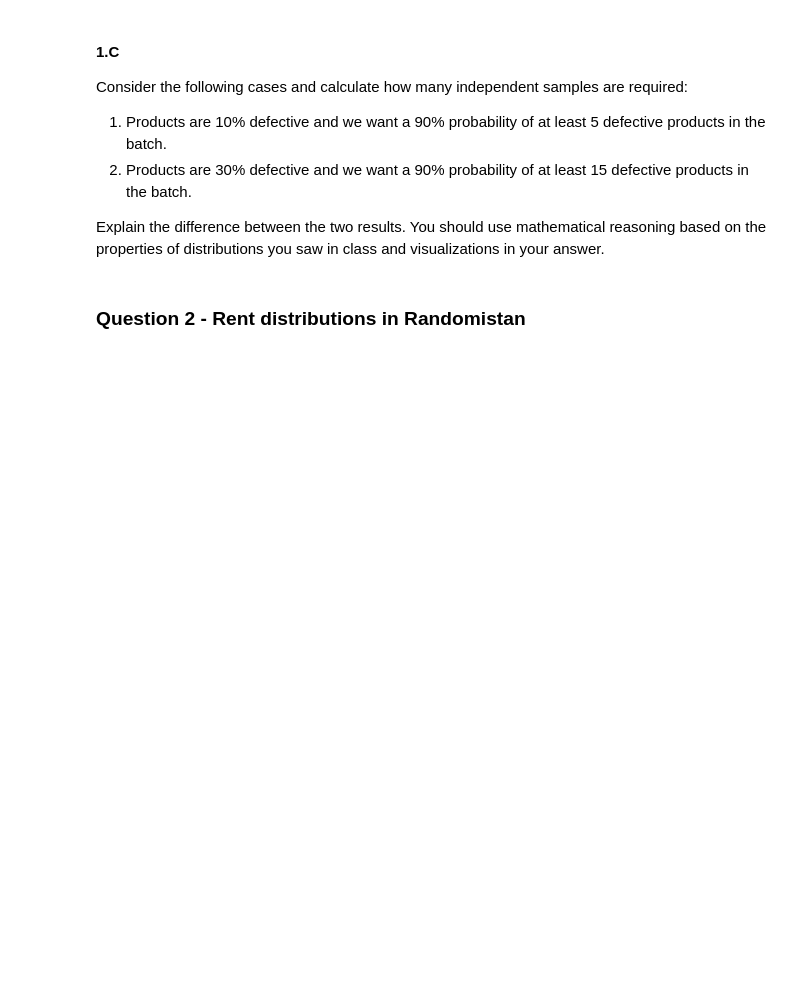
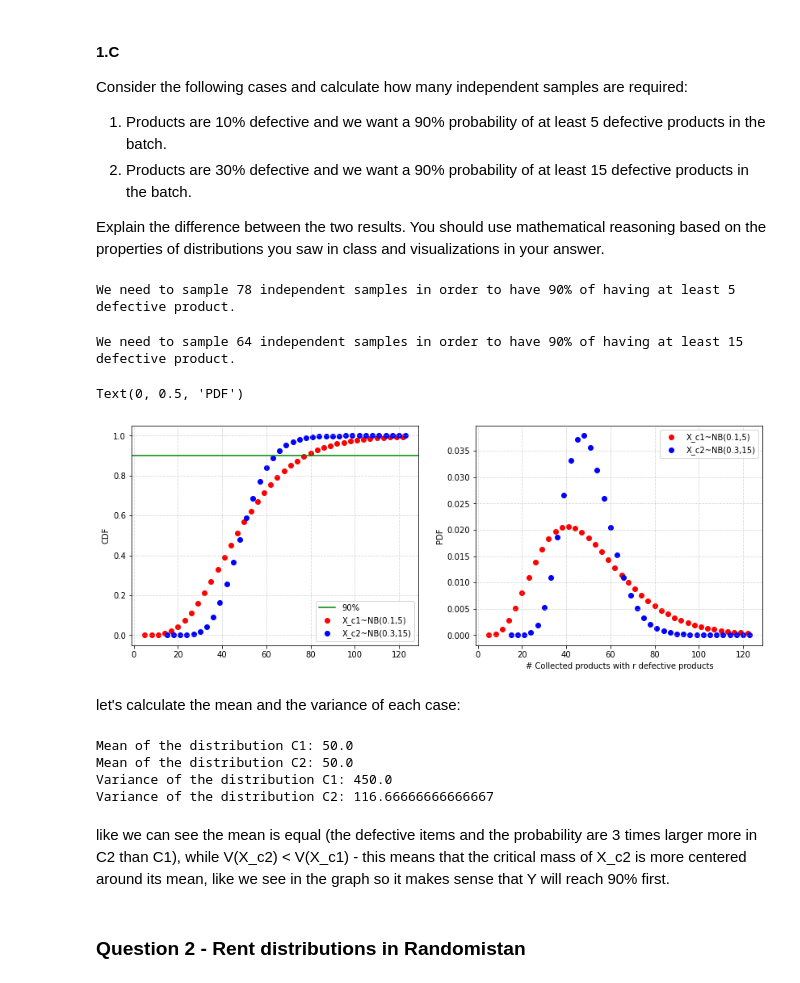
Before and after one commit to leeaz97/SatisticsIDC, a Jupyter notebook: HW1.ipynb, the cells around one changed output. Saved outputs shown, nothing was run; the diff lists cells and outputs as text; code cells hidden in the pictures; blank space fills up the shorter version.

```diff
--- a/HW1.ipynb
+++ b/HW1.ipynb
@@ -81,3 +93,75 @@ at least 15 - P(X >= 15 )
+# %%
+# 1.C.1
+
+r_c1=5
+p3x=0.1
+prob3=0.9
+
+X_c1, n_samples1C1 = num_indp_sample_needed(r_c1, p3x, prob3)
+print_Q1_res(n_samples1C1, prob3, r_c1)
+# %% [output]
+We need to sample 78 independent samples in order to have 90% of having at least 5 defective product.
+# %%
+# 1.C.2
+
+r_c2=15
+p4x=0.3
+prob4=0.9
+
+X_c2, n_samples1C2 = num_indp_sample_needed(r_c2, p4x, prob4)
+print_Q1_res(n_samples1C2, prob4, r_c2)
+# %% [output]
+We need to sample 64 independent samples in order to have 90% of having at least 15 defective product.
+# %%
+# TODO[]: explain the difference
+
+C= 2.5
+step = 3
+X_c1_range = range(r_c1, round(X_c1.mean()*C), step)
+X_c2_range = range(r_c2, round(X_c2.mean()*C), step)
+
+
+fig, ax = plt.subplots(1, 2, figsize=(14,5))
+
+# CDF plot
+ax[0].scatter(X_c1_range, X_c1.cdf(X_c1_range), c='r')
+ax[0].scatter(X_c2_range, X_c2.cdf(X_c2_range), c='b')
+
+ax[0].axhline(prob3, c='g');
+
+ax[0].grid(alpha=0.5, linestyle='dashed')
+ax[0].legend(['90%', f'X_c1~NB({p3x},{r_c1})', f'X_c2~NB({p4x},{r_c2})']);
+
+ax[0].set_ylabel("CDF")
+
+# PDF plot
+ax[1].scatter(X_c1_range, X_c1.pmf(X_c1_range), c='r')
+ax[1].scatter(X_c2_range, X_c2.pmf(X_c2_range), c='b')
+
+ax[1].grid(alpha=0.5, linestyle='dashed')
+ax[1].legend([f'X_c1~NB({p3x},{r_c1})', f'X_c2~NB({p4x},{r_c2})']);
+
+ax[1].set_xlabel('# Collected products with r defective products')
+ax[1].set_ylabel("PDF")
+# %% [output]
+Text(0, 0.5, 'PDF')
+[figure, added]
+# %% [markdown]
+let's calculate the mean and the variance of each case:
+# %%
+print(f'Mean of the distribution C1: {X_c1.mean()}')
+print(f'Mean of the distribution C2: {X_c2.mean()}')
+print(f'Variance of the distribution C1: {X_c1.var()}')
+print(f'Variance of the distribution C2: {X_c2.var()}')
+# %% [output]
+Mean of the distribution C1: 50.0
+Mean of the distribution C2: 50.0
+Variance of the distribution C1: 450.0
+Variance of the distribution C2: 116.66666666666667
+# %% [markdown]
+like we can see the mean is equal (the defective items and the probability are 3 times larger more in C2 than C1),
+while V(X_c2) < V(X_c1) - this means that the critical mass of X_c2 is more centered around its mean, like we see in the graph
+so it makes sense that Y will reach 90% first.
 # %% [markdown]
 ### Question 2 - Rent distributions in Randomistan
 # %% [markdown]
```
Also changed, not shown: parts of 39 cells of this notebook.
